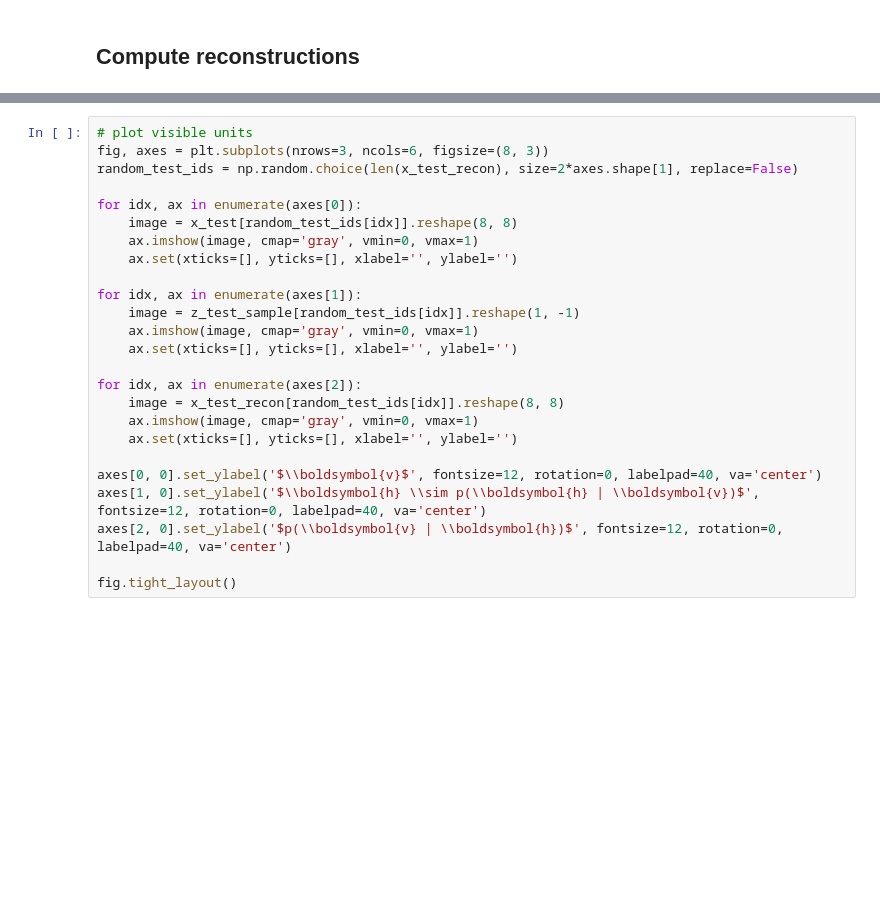
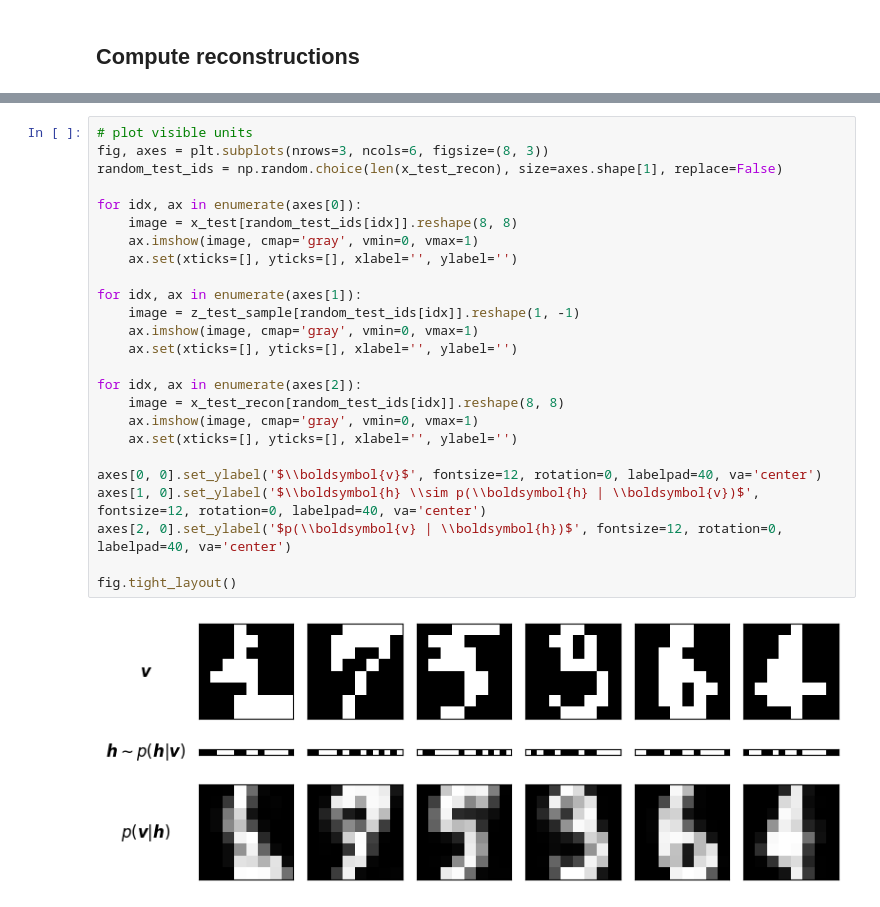
Before and after one commit to joseph-nagel/ml-notebooks, a Jupyter notebook: notebooks/rbm.ipynb, the cells around one changed output, grey strips where cells are left out. Drawn from its saved outputs; the diff is of its cells as text; blank space fills up the shorter version.

```diff
--- a/notebooks/rbm.ipynb
+++ b/notebooks/rbm.ipynb
@@ -118,25 +157,27 @@ print(f'Reconstructed shape (test): {x_test_recon.shape}')
 # %%
 # plot visible units
 fig, axes = plt.subplots(nrows=3, ncols=6, figsize=(8, 3))
-random_test_ids = np.random.choice(len(x_test_recon), size=2*axes.shape[1], replace=False)
+random_test_ids = np.random.choice(len(x_test_recon), size=axes.shape[1], replace=False)
 
 for idx, ax in enumerate(axes[0]):
     image = x_test[random_test_ids[idx]].reshape(8, 8)
     ax.imshow(image, cmap='gray', vmin=0, vmax=1)
     ax.set(xticks=[], yticks=[], xlabel='', ylabel='')
 
 for idx, ax in enumerate(axes[1]):
     image = z_test_sample[random_test_ids[idx]].reshape(1, -1)
     ax.imshow(image, cmap='gray', vmin=0, vmax=1)
     ax.set(xticks=[], yticks=[], xlabel='', ylabel='')
 
 for idx, ax in enumerate(axes[2]):
     image = x_test_recon[random_test_ids[idx]].reshape(8, 8)
     ax.imshow(image, cmap='gray', vmin=0, vmax=1)
     ax.set(xticks=[], yticks=[], xlabel='', ylabel='')
 
 axes[0, 0].set_ylabel('$\\boldsymbol{v}$', fontsize=12, rotation=0, labelpad=40, va='center')
 axes[1, 0].set_ylabel('$\\boldsymbol{h} \\sim p(\\boldsymbol{h} | \\boldsymbol{v})$', fontsize=12, rotation=0, labelpad=40, va='center')
 axes[2, 0].set_ylabel('$p(\\boldsymbol{v} | \\boldsymbol{h})$', fontsize=12, rotation=0, labelpad=40, va='center')
 
 fig.tight_layout()
+# %% [output]
+[figure, added]
```
Also changed, not shown: parts of 10 cells of this notebook.
